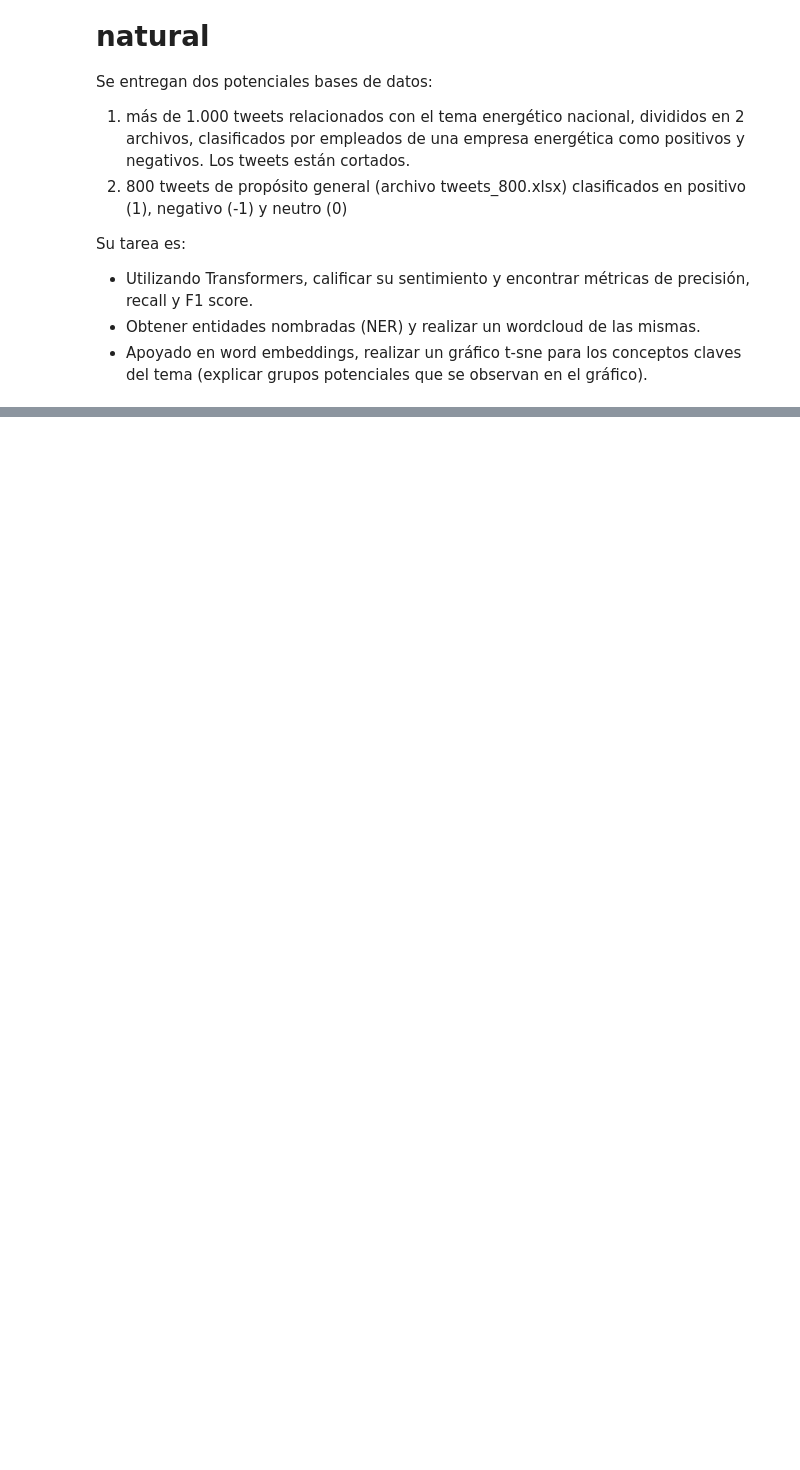
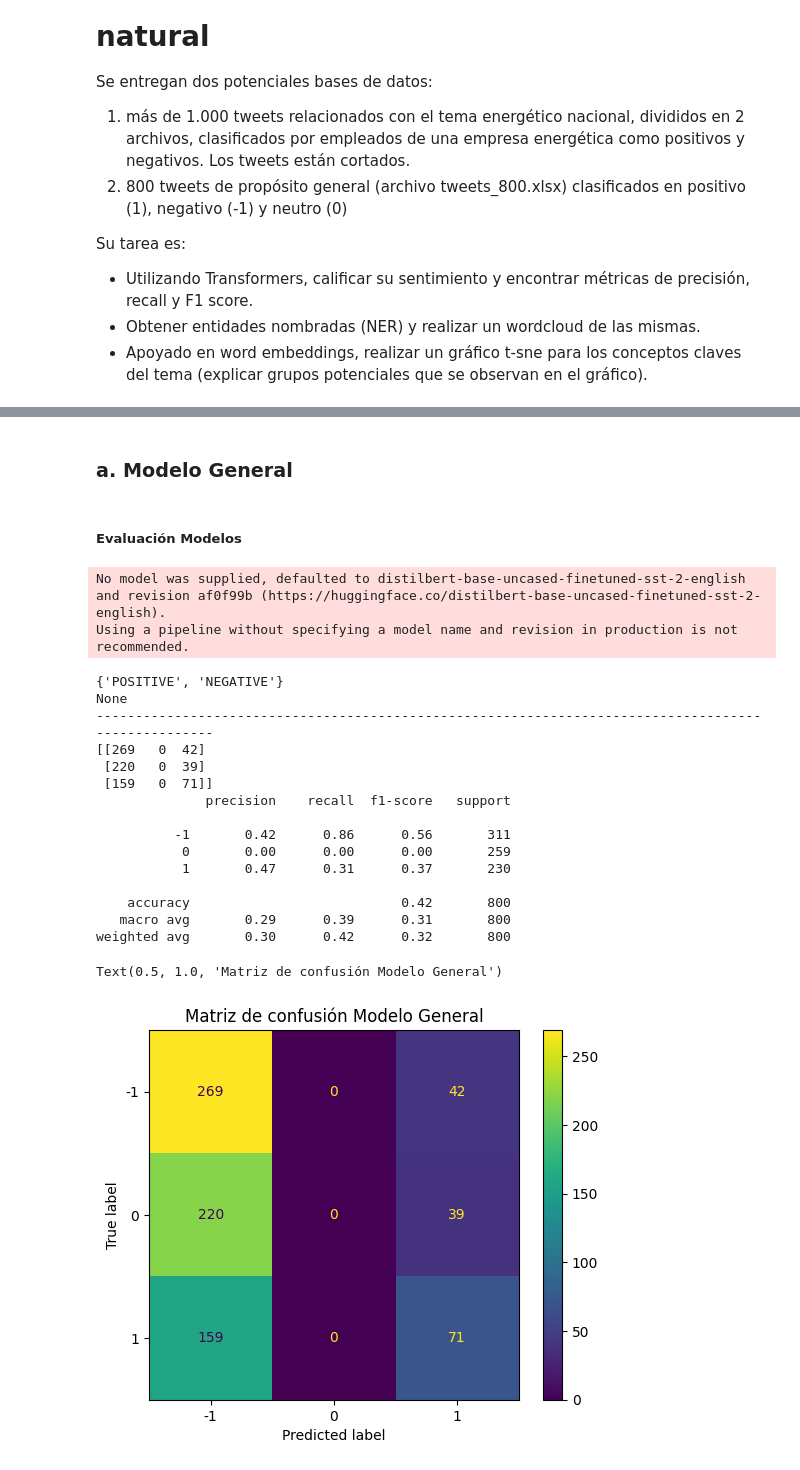
Before and after one commit to jesuarezt/nlp_course, a Jupyter notebook: tareas_talleres/taller_2/taller_2.ipynb, the cells around one changed output, grey strips where cells are left out. Cells and saved outputs as stored; diff of their text form; code cells hidden in the pictures; blank space fills up the shorter version.

```diff
--- a/tareas_talleres/taller_2/taller_2.ipynb
+++ b/tareas_talleres/taller_2/taller_2.ipynb
@@ -34,0 +120,60 @@ memory usage: 12.6+ KB
+# %% [markdown]
+### a. Modelo General
+# %%
+def evaluate_model(task_, model_, categories_model, polarity = df.polaridad):
+    """
+    Dado indicaciones del modelo retorna matriz de confusion y  reporte de clasificacion
+    """
+    global df
+    classifier = pipeline(task = task_, model = model_)
+    listTweets = list(df.tweetLimpio)
+    classification = classifier(listTweets)
+    labelClass = list()
+    scoreClass = list()
+    for i in range(len(listTweets)):
+        labelClass.append(classification[i]['label'])
+        scoreClass.append(classification[i]['score'])
+    print(set(labelClass))
+    for category_, number_ in categories_model.items():
+        labelClass = list(map(lambda x: x.replace(category_, number_), labelClass))
+    labelClass = [int(i) for i in labelClass]
+    cm = confusion_matrix(polarity, labelClass)
+    rc = classification_report(polarity, labelClass)
+
+    return cm, rc
+# %% [markdown]
+##### Evaluación Modelos
+# %%
+task_ = 'sentiment-analysis'
+model_ = None
+categories_model = {'NEGATIVE' : '-1',
+                   'POSITIVE' :'1'}
+polarity = df.polaridad
+cm1, rc1 = evaluate_model(task_, model_, categories_model, polarity = df.polaridad)
+print(model_)
+print('-'*100)
+print(cm1)
+print(rc1)
+cmd = ConfusionMatrixDisplay(cm1,  display_labels=df.polaridad.unique())
+cmd.plot()
+cmd.ax_.set_title( 'Matriz de confusión Modelo General')
+# %% [output]
+No model was supplied, defaulted to distilbert-base-uncased-finetuned-sst-2-english and revision af0f99b (https://huggingface.co/distilbert-base-uncased-finetuned-sst-2-english).
+Using a pipeline without specifying a model name and revision in production is not recommended.
+{'POSITIVE', 'NEGATIVE'}
+None
+----------------------------------------------------------------------------------------------------
+[[269   0  42]
+ [220   0  39]
+ [159   0  71]]
+              precision    recall  f1-score   support
+
+          -1       0.42      0.86      0.56       311
+           0       0.00      0.00      0.00       259
+           1       0.47      0.31      0.37       230
+
+    accuracy                           0.42       800
+   macro avg       0.29      0.39      0.31       800
+weighted avg       0.30      0.42      0.32       800
+Text(0.5, 1.0, 'Matriz de confusión Modelo General')
+[figure, added]
```
Also changed, not shown: parts of 36 cells of this notebook, 5 other files.
